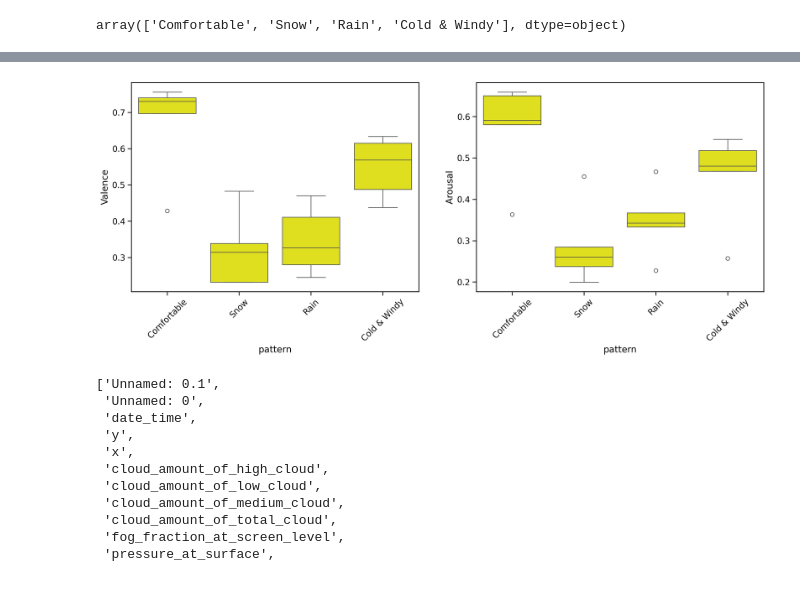
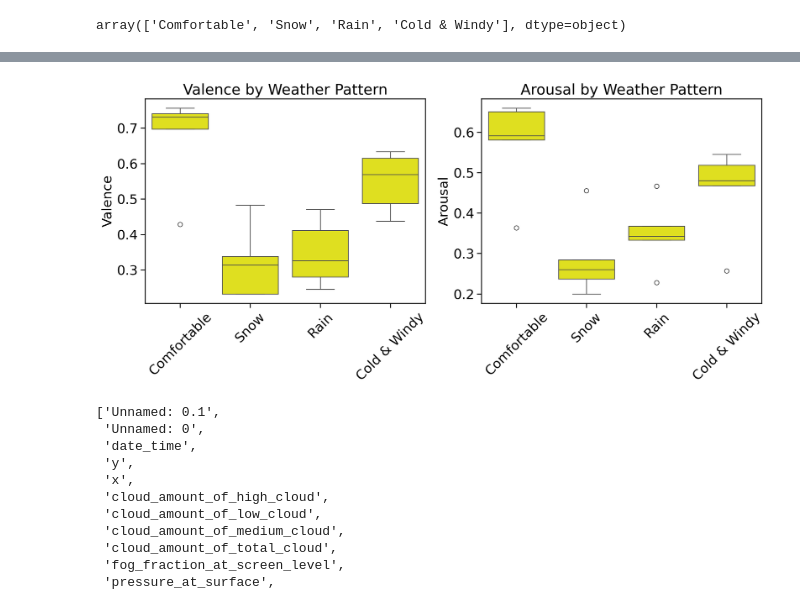
Before and after one commit to takeshi4126/weather_music_evo26, a Jupyter notebook: src/5.2-WeatherSonificationEvaluationAnalysis.ipynb, the cells around one changed output, grey strips where cells are left out. Drawn from its saved outputs; the diff is of its cells as text; code cells hidden in the pictures.

```diff
--- a/src/5.2-WeatherSonificationEvaluationAnalysis.ipynb
+++ b/src/5.2-WeatherSonificationEvaluationAnalysis.ipynb
@@ -165,14 +165,27 @@ joined_df[['pattern', 'Valence', 'Arousal']].groupby("pattern", as_index=False).
 | 2 | Rain | 5.0 | 0.346408 | 0.093002 | 0.244986 | 0.279729 | 0.326361 | 0.410784 | 0.470177 | 5.0 | 0.347523 | ... |
 | 3 | Snow | 5.0 | 0.319623 | 0.102886 | 0.231747 | 0.231770 | 0.313872 | 0.338251 | 0.482478 | 5.0 | 0.287416 | ... |
 # %%
-fig, axes = plt.subplots(1, 2, figsize=(18, 6))
+fig, axes = plt.subplots(1, 2, figsize=(15, 5))
 sns.boxplot(x='pattern', y='Valence', data=joined_df, ax=axes[0], color="yellow")
-axes[0].tick_params(axis='x', rotation=45)
+axes[0].tick_params(axis='x', rotation=45, labelsize=18)
+axes[0].tick_params(axis='y', labelsize=18)
+# axes[0].set_xlabel('Pattern', fontsize=18)
+axes[0].set_xlabel('', fontsize=18)
+axes[0].set_ylabel('Valence', fontsize=18)
+axes[0].set_title('Valence by Weather Pattern', fontsize=20)
+
 sns.boxplot(x='pattern', y='Arousal', data=joined_df, ax=axes[1], color="yellow")
-axes[1].tick_params(axis='x', rotation=45)
+axes[1].tick_params(axis='x', rotation=45, labelsize=18)
+axes[1].tick_params(axis='y', labelsize=18)
+# axes[1].set_xlabel('Pattern', fontsize=18)
+axes[1].set_xlabel('', fontsize=18)
+axes[1].set_ylabel('Arousal', fontsize=18)
+axes[1].set_title('Arousal by Weather Pattern', fontsize=20)
+
+# plt.tight_layout()
 plt.show()
 # %% [output]
-[figure, old version]
+[figure, new version]
 # %%
 joined_df.columns.to_list()
 # %% [output]
```
Also changed, not shown: parts of 1 cell of this notebook, 44 other files.
